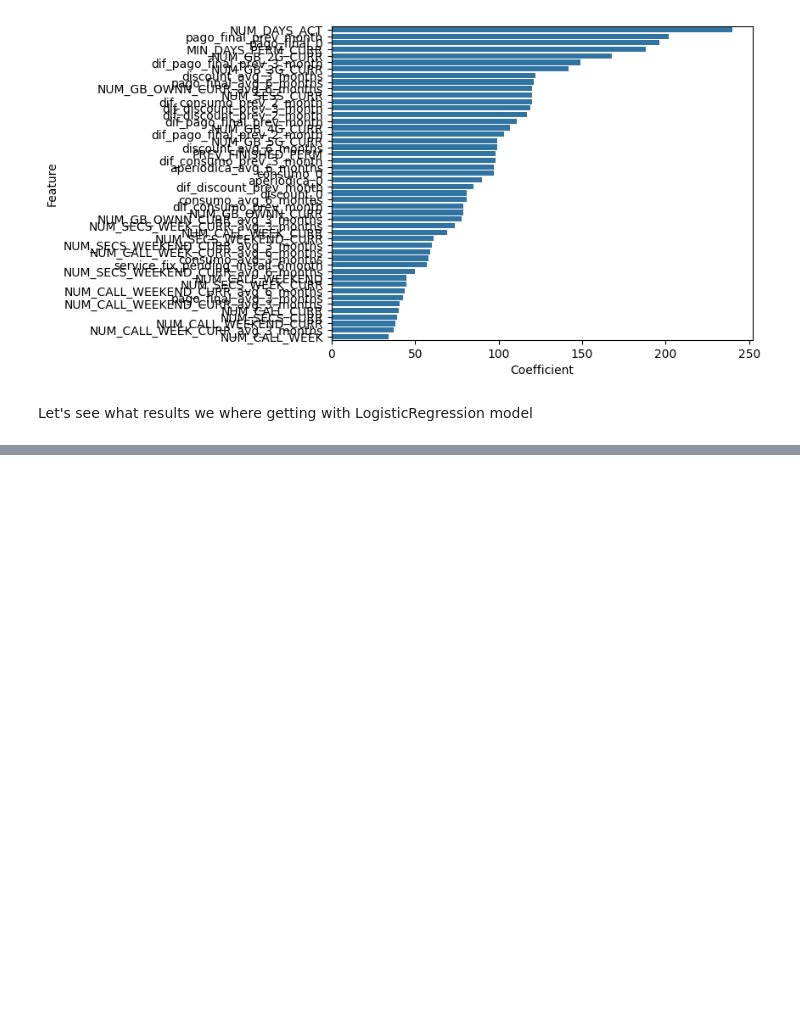
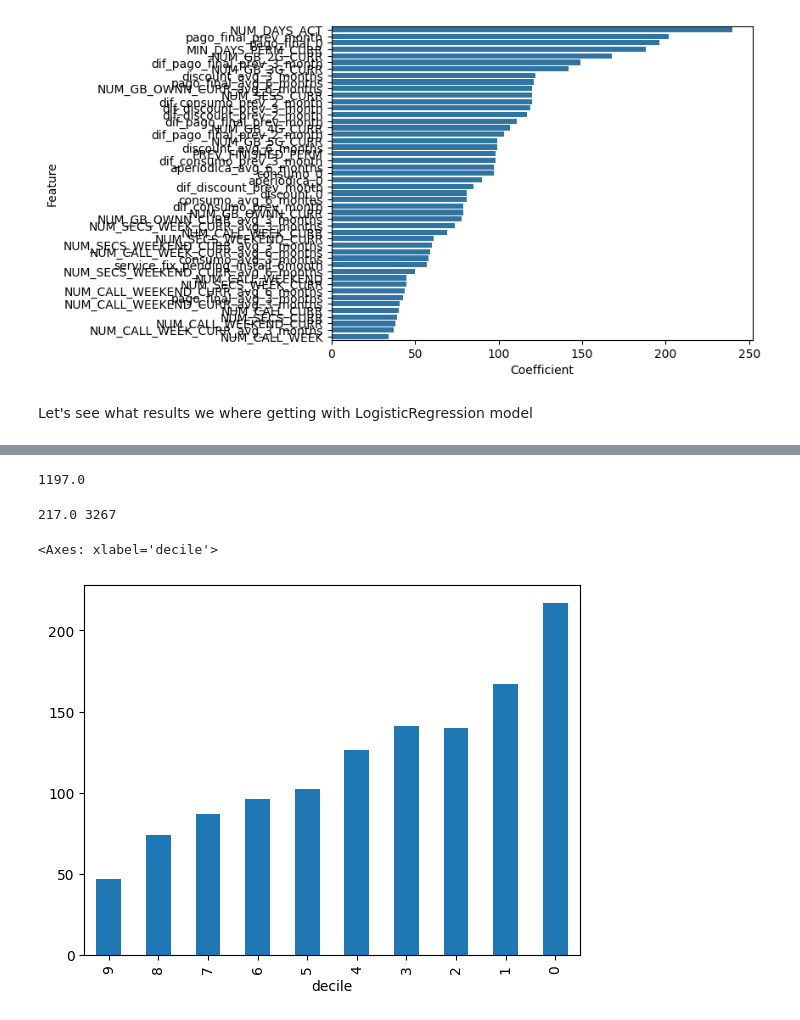
Before and after one commit to Zrive/zrive-ds-4q23-churn, a Jupyter notebook: src/eda/explore_lightgbm.ipynb, the cells around one changed output, grey strips where cells are left out. Drawn from its saved outputs; the diff is of its cells as text; code cells hidden in the pictures; blank space fills up the shorter version.

```diff
--- a/src/eda/explore_lightgbm.ipynb
+++ b/src/eda/explore_lightgbm.ipynb
@@ -325,3 +376,6 @@ Lightgbm model with 150 n of trees and 0.01 learning rate on test: Roc AUC 0.619
+# %%
+data = pd.DataFrame({"y_true": target_test, "y_pred_proba": preds, "y_pred": preds_test})
+data_sorted = data.sort_values(by="y_true", ascending=False)
 # %%
 feature_names = features.columns
 # Extract coefficients
@@ -448,0 +627,4 @@ Lightgbm model with 0 n of trees and 0 learning rate on test: Roc AUC 0.6223 and
+# %%
+best_accuracy, best_accuracy_params = own_grid_search(
+    features, target, features_test, target_test, grid_params, accuracy_first_decile
+)
@@ -448,0 +665,30 @@ Lightgbm model with 0 n of trees and 0 learning rate on test: Roc AUC 0.6223 and
+# %%
+pipeline = Pipeline(
+    [
+        (
+            "lightgbm",
+            lgb.LGBMClassifier(
+                learning_rate=best_accuracy_params["learning_rate"],
+                n_estimators=best_accuracy_params["n_estimators"],
+                num_leaves=best_accuracy_params["num_leaves"],
+                colsample_bytree=best_accuracy_params["colsample_bytree"],
+                subsample=best_accuracy_params["subsample"],
+                reg_alpha=best_accuracy_params["reg_alpha"],
+                reg_lambda=best_accuracy_params["reg_lambda"],
+                random_state=500,
+                verbose=-1,
+            ),
+        ),
+    ]
+)
+
+pipeline.fit(features, target)
+
+preds_train = pipeline.predict_proba(features)[:, 1]
+preds = pipeline.predict_proba(features_test)[:, 1]
+preds_no = pipeline.predict(features_test)
+
+evaluate_metrics_lgb(target, preds_train, best_model_n_trees, best_model_lr, "train")
+evaluate_metrics_lgb(target_test, preds, best_model_n_trees, best_model_lr, "test")
+acc, data= accuracy_first_decile(target_test, preds)
+print(acc)
@@ -448,0 +734,19 @@ Lightgbm model with 0 n of trees and 0 learning rate on test: Roc AUC 0.6223 and
+# %%
+data_sorted["y_true"].sum()
+# %% [output]
+1197.0
+# %%
+print(first_decile["y_true"].sum(), len(first_decile["y_true"]))
+# %% [output]
+217.0 3267
+# %%
+data_sorted = data.sort_values(by="y_pred_proba", ascending=False)
+data_sorted["decile"] = pd.qcut(
+    data_sorted["y_pred_proba"], q=10, labels=list(reversed(range(10)))
+)
+decile_churn_rate = data_sorted.groupby("decile", observed=True)["y_true"].sum()
+# %%
+decile_churn_rate.plot(kind="bar")
+# %% [output]
+<Axes: xlabel='decile'>
+[figure, added]
```
Also changed, not shown: parts of 35 cells of this notebook, 7 other files.
